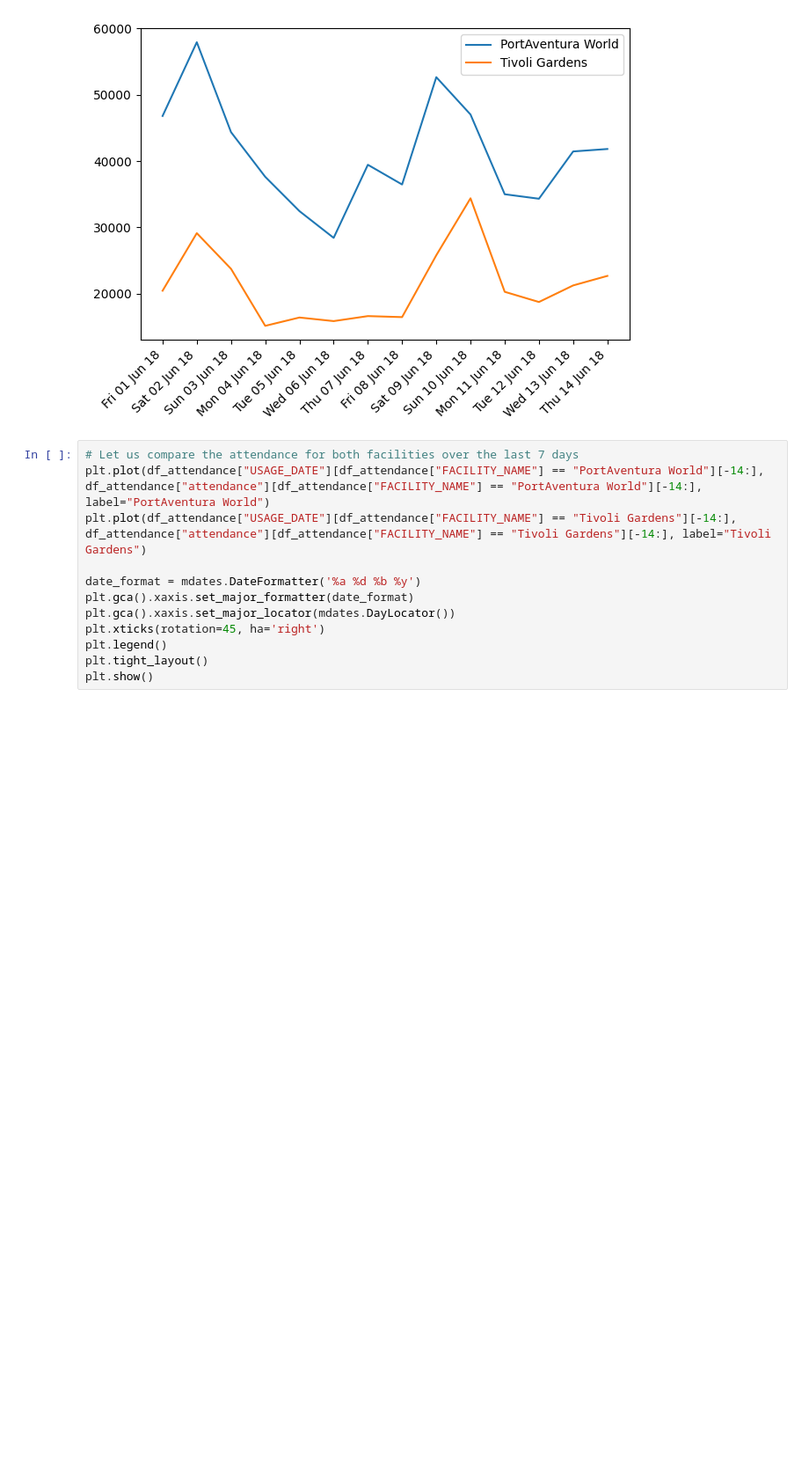
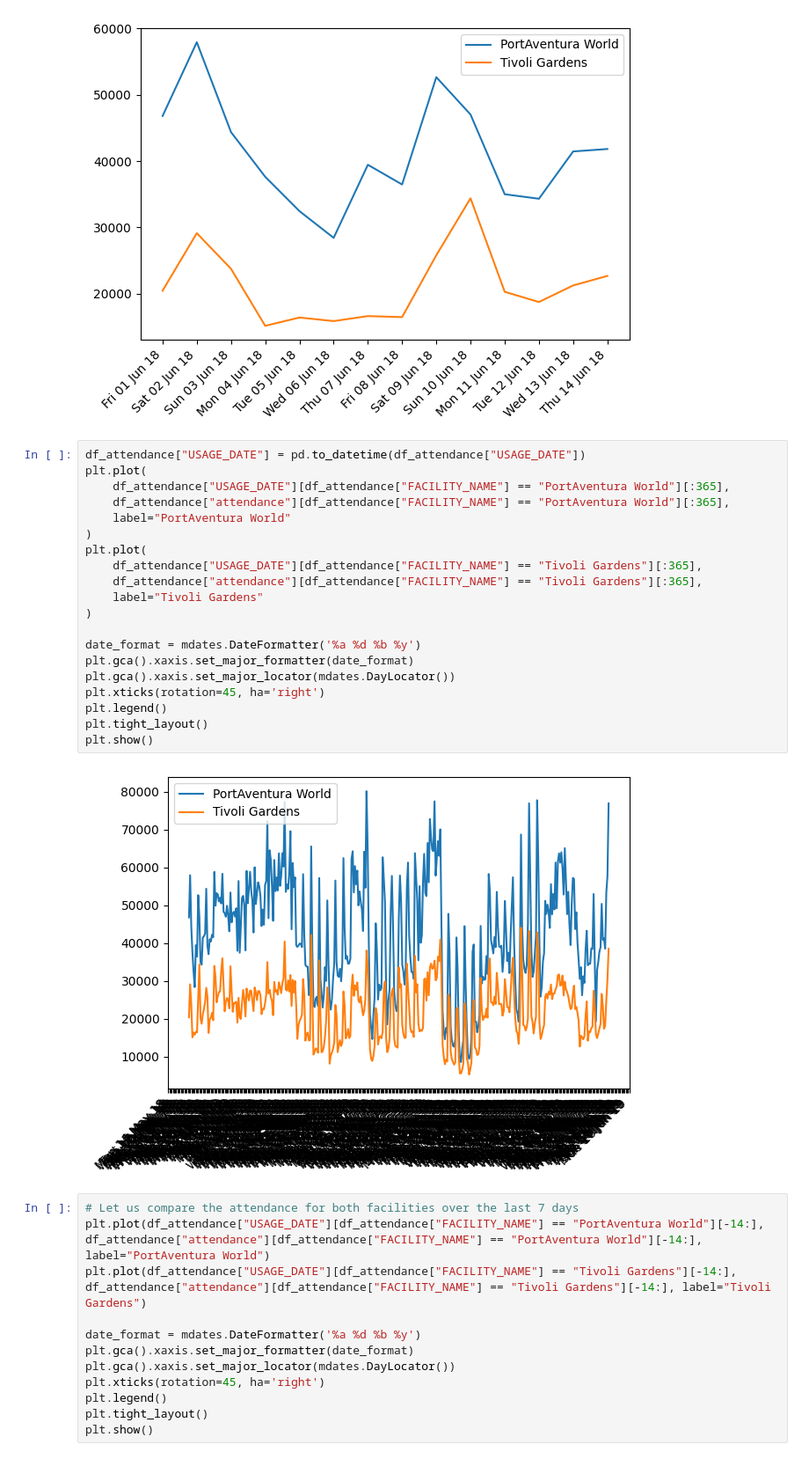
Before and after one commit to AdeStAff/endless_line, a Jupyter notebook: notebooks/Augustin/EDA.ipynb, the cells around one changed output. Shown: that part at 88% size. Drawn from its saved outputs; the diff is of its cells as text; blank space fills up the shorter version.

```diff
--- a/notebooks/Augustin/EDA.ipynb
+++ b/notebooks/Augustin/EDA.ipynb
@@ -83,6 +83,28 @@ plt.tight_layout()
 plt.show()
 # %% [output]
 [figure]
+# %%
+df_attendance["USAGE_DATE"] = pd.to_datetime(df_attendance["USAGE_DATE"])
+plt.plot(
+    df_attendance["USAGE_DATE"][df_attendance["FACILITY_NAME"] == "PortAventura World"][:365],
+    df_attendance["attendance"][df_attendance["FACILITY_NAME"] == "PortAventura World"][:365],
+    label="PortAventura World"
+)
+plt.plot(
+    df_attendance["USAGE_DATE"][df_attendance["FACILITY_NAME"] == "Tivoli Gardens"][:365],
+    df_attendance["attendance"][df_attendance["FACILITY_NAME"] == "Tivoli Gardens"][:365],
+    label="Tivoli Gardens"
+)
+
+date_format = mdates.DateFormatter('%a %d %b %y')
+plt.gca().xaxis.set_major_formatter(date_format)
+plt.gca().xaxis.set_major_locator(mdates.DayLocator())
+plt.xticks(rotation=45, ha='right')
+plt.legend()
+plt.tight_layout()
+plt.show()
+# %% [output]
+[figure, added]
 # %%
 # Let us compare the attendance for both facilities over the last 7 days
 plt.plot(df_attendance["USAGE_DATE"][df_attendance["FACILITY_NAME"] == "PortAventura World"][-14:], df_attendance["attendance"][df_attendance["FACILITY_NAME"] == "PortAventura World"][-14:], label="PortAventura World")
```
Also changed, not shown: parts of 3 cells of this notebook.
